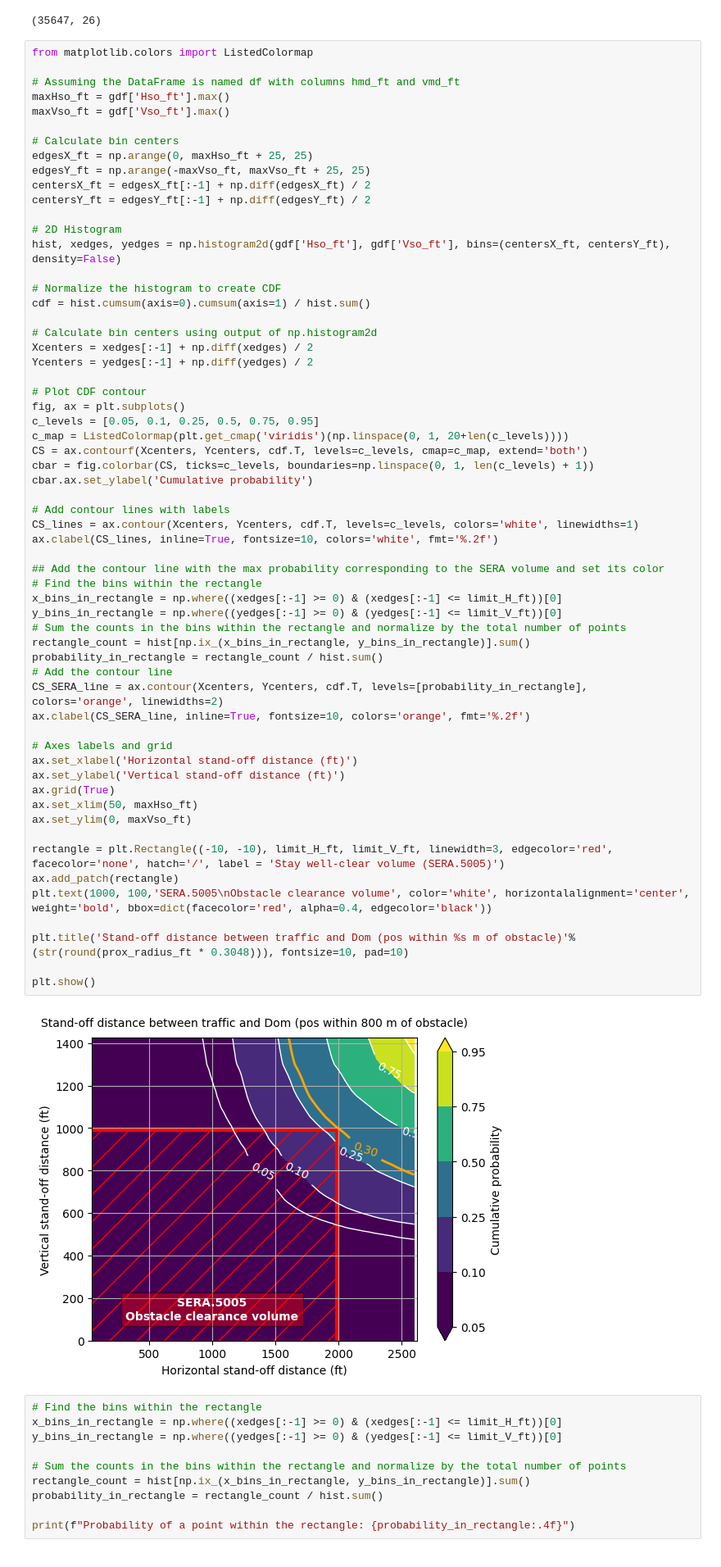
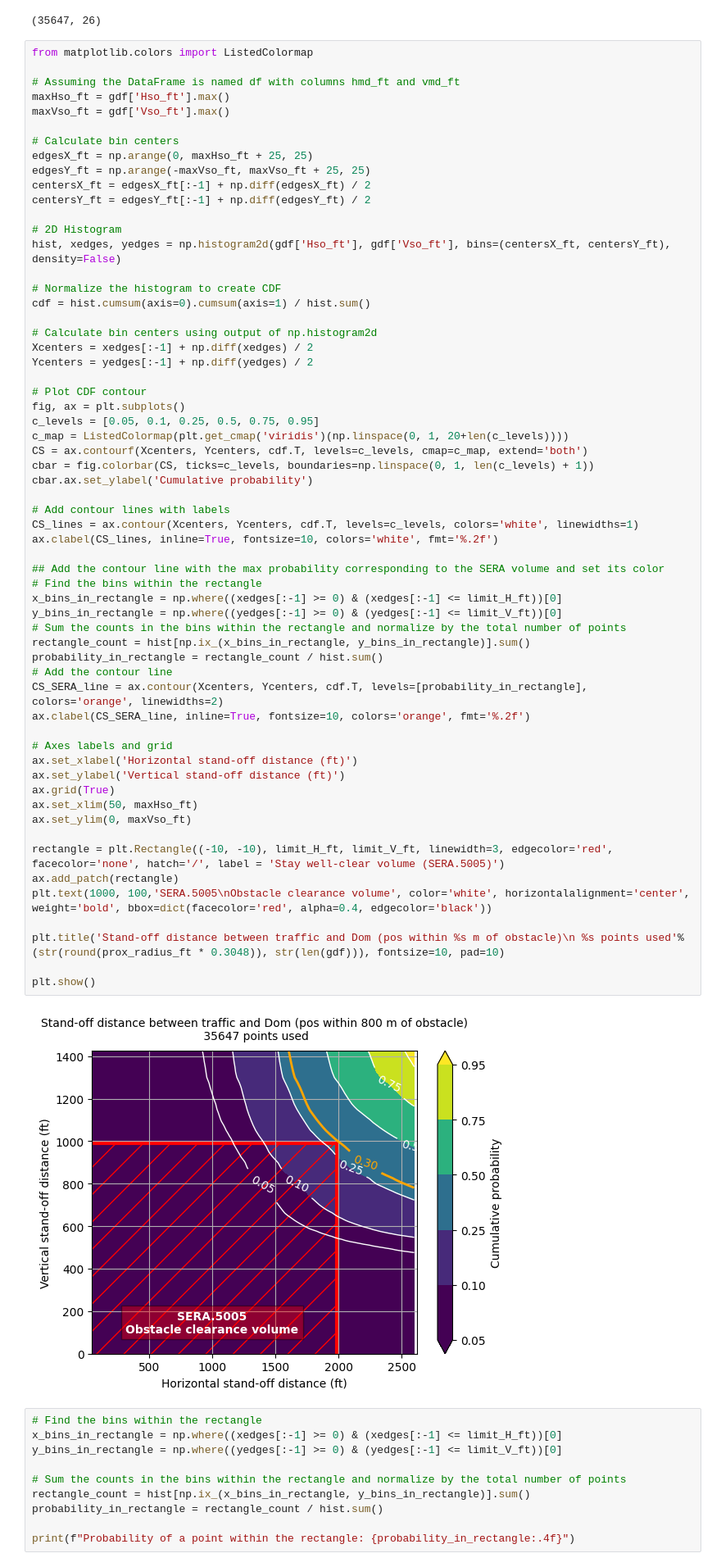
Before and after one commit to DME-3/Low-Alt-Tools, a Jupyter notebook: standoff_contour.ipynb, the cells around one changed output. Shown at 82% size. Saved outputs shown, nothing was run; the diff lists cells and outputs as text.

```diff
--- a/standoff_contour.ipynb
+++ b/standoff_contour.ipynb
@@ -149,35 +151,35 @@ cbar.ax.set_ylabel('Cumulative probability')
 
 # Add contour lines with labels
 CS_lines = ax.contour(Xcenters, Ycenters, cdf.T, levels=c_levels, colors='white', linewidths=1)
 ax.clabel(CS_lines, inline=True, fontsize=10, colors='white', fmt='%.2f')
 
 ## Add the contour line with the max probability corresponding to the SERA volume and set its color
 # Find the bins within the rectangle
 x_bins_in_rectangle = np.where((xedges[:-1] >= 0) & (xedges[:-1] <= limit_H_ft))[0]
 y_bins_in_rectangle = np.where((yedges[:-1] >= 0) & (yedges[:-1] <= limit_V_ft))[0]
 # Sum the counts in the bins within the rectangle and normalize by the total number of points
 rectangle_count = hist[np.ix_(x_bins_in_rectangle, y_bins_in_rectangle)].sum()
 probability_in_rectangle = rectangle_count / hist.sum()
 # Add the contour line
 CS_SERA_line = ax.contour(Xcenters, Ycenters, cdf.T, levels=[probability_in_rectangle], colors='orange', linewidths=2)
 ax.clabel(CS_SERA_line, inline=True, fontsize=10, colors='orange', fmt='%.2f')
 
 # Axes labels and grid
 ax.set_xlabel('Horizontal stand-off distance (ft)')
 ax.set_ylabel('Vertical stand-off distance (ft)')
 ax.grid(True)
 ax.set_xlim(50, maxHso_ft)
 ax.set_ylim(0, maxVso_ft)
 
 rectangle = plt.Rectangle((-10, -10), limit_H_ft, limit_V_ft, linewidth=3, edgecolor='red', facecolor='none', hatch='/', label = 'Stay well-clear volume (SERA.5005)')
 ax.add_patch(rectangle)
 plt.text(1000, 100,'SERA.5005\nObstacle clearance volume', color='white', horizontalalignment='center', weight='bold', bbox=dict(facecolor='red', alpha=0.4, edgecolor='black'))
 
-plt.title('Stand-off distance between traffic and Dom (pos within %s m of obstacle)'%(str(round(prox_radius_ft * 0.3048))), fontsize=10, pad=10)
+plt.title('Stand-off distance between traffic and Dom (pos within %s m of obstacle)\n %s points used'%(str(round(prox_radius_ft * 0.3048)), str(len(gdf))), fontsize=10, pad=10)
 
 plt.show()
 # %% [output]
-[figure, old version]
+[figure, new version]
 # %%
 # Find the bins within the rectangle
 x_bins_in_rectangle = np.where((xedges[:-1] >= 0) & (xedges[:-1] <= limit_H_ft))[0]
```
Also changed, not shown: parts of 4 cells of this notebook, 17 other files.
